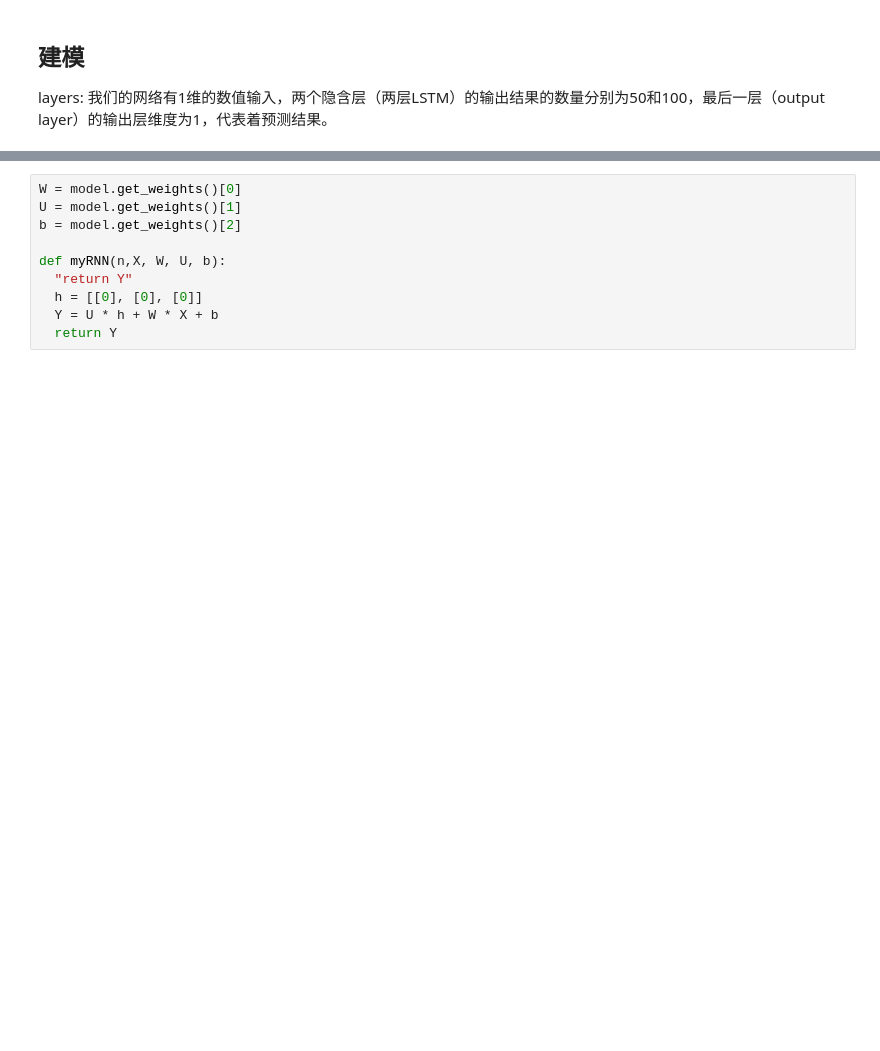
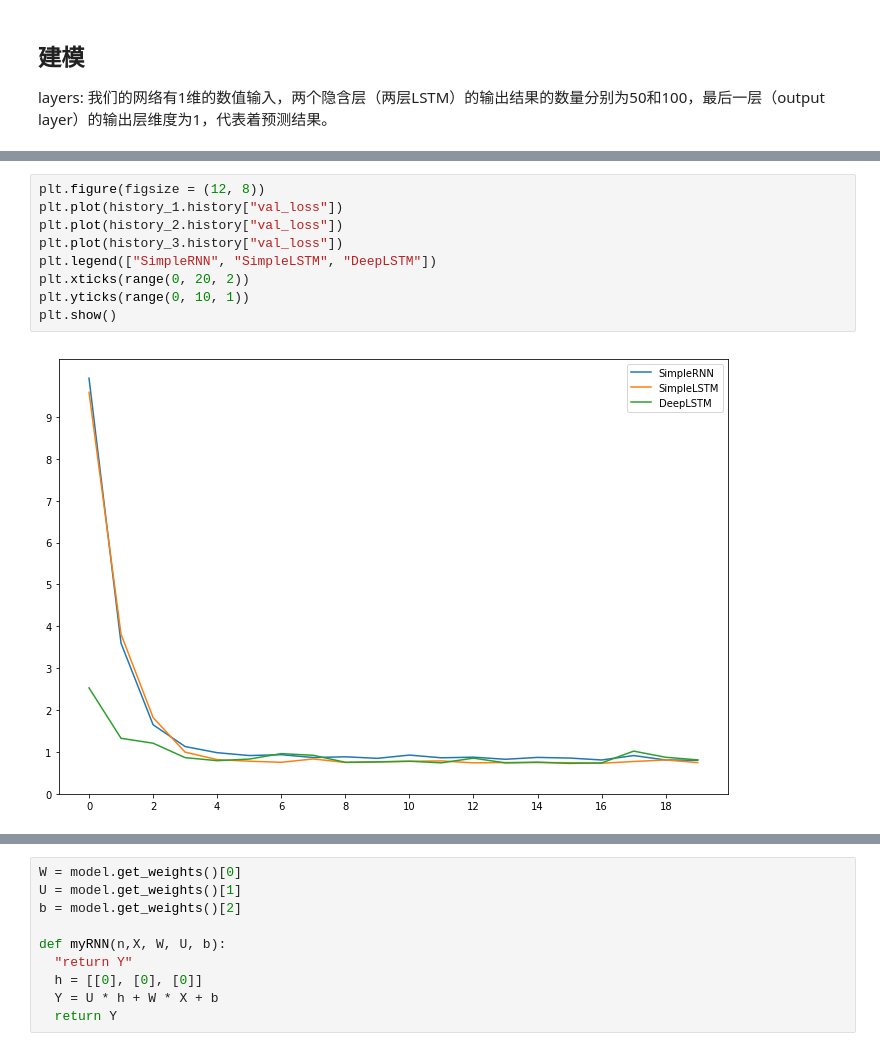
Before and after one commit to 1148030615/Tencent_Education_Deep_Learning_Course, a Jupyter notebook: bikes_prediction_Time_Series_RNN.ipynb, the cells around one changed output, grey strips where cells are left out. Cells and saved outputs as stored; diff of their text form; blank space fills up the shorter version.

```diff
--- a/bikes_prediction_Time_Series_RNN.ipynb
+++ b/bikes_prediction_Time_Series_RNN.ipynb
@@ -165,0 +367,11 @@ array([0., 0., 0.], dtype=float32)
+# %%
+plt.figure(figsize = (12, 8))
+plt.plot(history_1.history["val_loss"])
+plt.plot(history_2.history["val_loss"])
+plt.plot(history_3.history["val_loss"])
+plt.legend(["SimpleRNN", "SimpleLSTM", "DeepLSTM"])
+plt.xticks(range(0, 20, 2))
+plt.yticks(range(0, 10, 1))
+plt.show()
+# %% [output]
+[figure, added]
```
Also changed, not shown: parts of 63 cells of this notebook.
